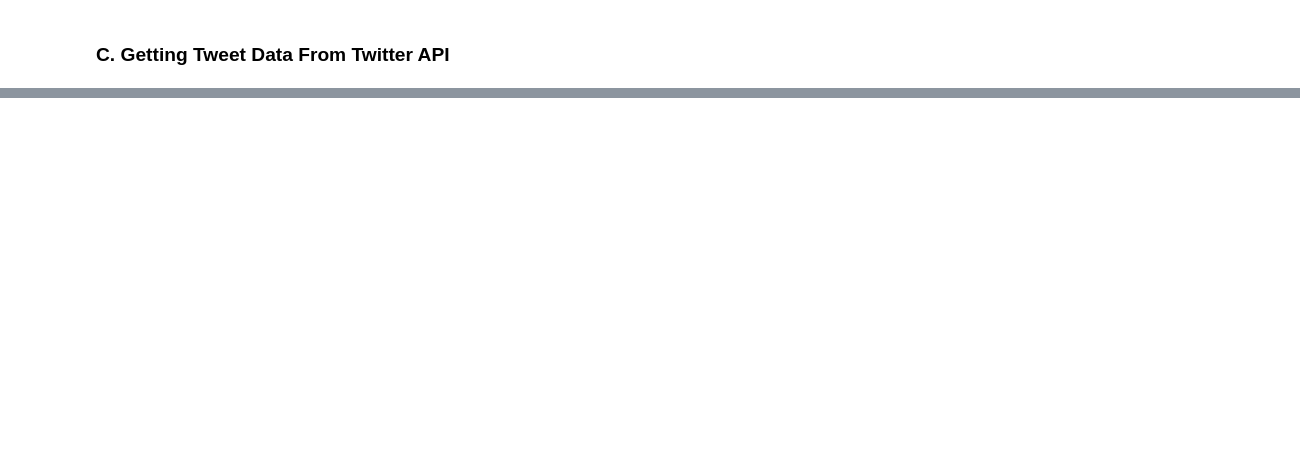
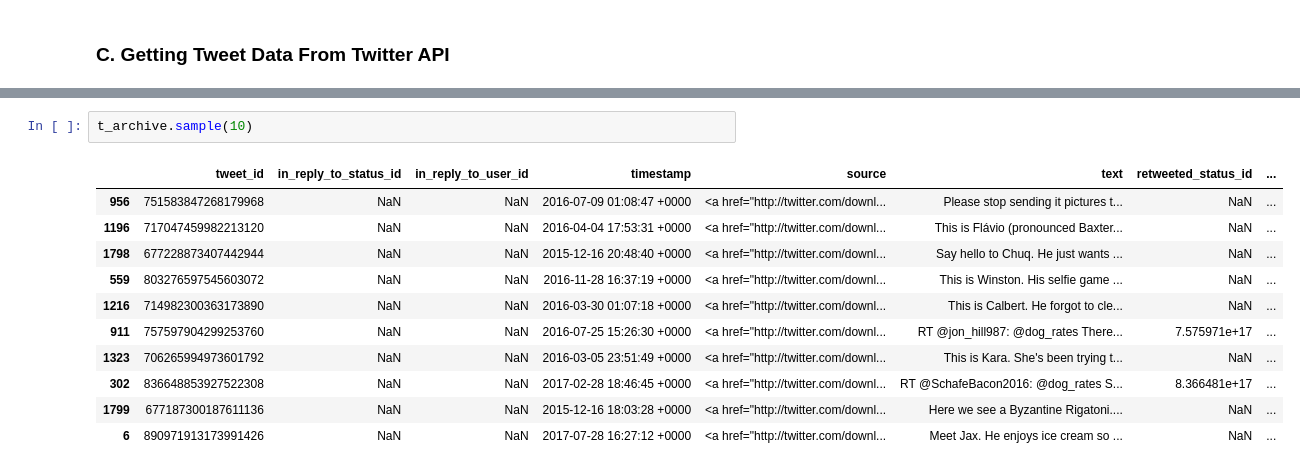
Before and after one commit to michael-fawzy/DAND4-Wrangle-and-Analyze-Data, a Jupyter notebook: wrangle_act.ipynb, the cells around one changed output, grey strips where cells are left out. Drawn from its saved outputs; the diff is of its cells as text; blank space fills up the shorter version.

```diff
--- a/wrangle_act.ipynb
+++ b/wrangle_act.ipynb
@@ -172,0 +178,14 @@ tweet_data = pd.DataFrame(df_list, columns = ['tweet_id',
+# %%
+t_archive.sample(10)
+# %% [output]
+|  | tweet_id | in_reply_to_status_id | in_reply_to_user_id | timestamp | source | text | retweeted_status_id | ... |
+| 956 | 751583847268179968 | NaN | NaN | 2016-07-09 01:08:47 +0000 | <a href="http://twitter.com/downl... | Please stop sending it pictures t... | NaN | ... |
+| 1196 | 717047459982213120 | NaN | NaN | 2016-04-04 17:53:31 +0000 | <a href="http://twitter.com/downl... | This is Flávio (pronounced Baxter... | NaN | ... |
+| 1798 | 677228873407442944 | NaN | NaN | 2015-12-16 20:48:40 +0000 | <a href="http://twitter.com/downl... | Say hello to Chuq. He just wants ... | NaN | ... |
+| 559 | 803276597545603072 | NaN | NaN | 2016-11-28 16:37:19 +0000 | <a href="http://twitter.com/downl... | This is Winston. His selfie game ... | NaN | ... |
+| 1216 | 714982300363173890 | NaN | NaN | 2016-03-30 01:07:18 +0000 | <a href="http://twitter.com/downl... | This is Calbert. He forgot to cle... | NaN | ... |
+| 911 | 757597904299253760 | NaN | NaN | 2016-07-25 15:26:30 +0000 | <a href="http://twitter.com/downl... | RT @jon_hill987: @dog_rates There... | 7.575971e+17 | ... |
+| 1323 | 706265994973601792 | NaN | NaN | 2016-03-05 23:51:49 +0000 | <a href="http://twitter.com/downl... | This is Kara. She's been trying t... | NaN | ... |
+| 302 | 836648853927522308 | NaN | NaN | 2017-02-28 18:46:45 +0000 | <a href="http://twitter.com/downl... | RT @SchafeBacon2016: @dog_rates S... | 8.366481e+17 | ... |
+| 1799 | 677187300187611136 | NaN | NaN | 2015-12-16 18:03:28 +0000 | <a href="http://twitter.com/downl... | Here we see a Byzantine Rigatoni.... | NaN | ... |
+| 6 | 890971913173991426 | NaN | NaN | 2017-07-28 16:27:12 +0000 | <a href="http://twitter.com/downl... | Meet Jax. He enjoys ice cream so ... | NaN | ... |
```
Also changed, not shown: parts of 134 cells of this notebook, 3 other files.
